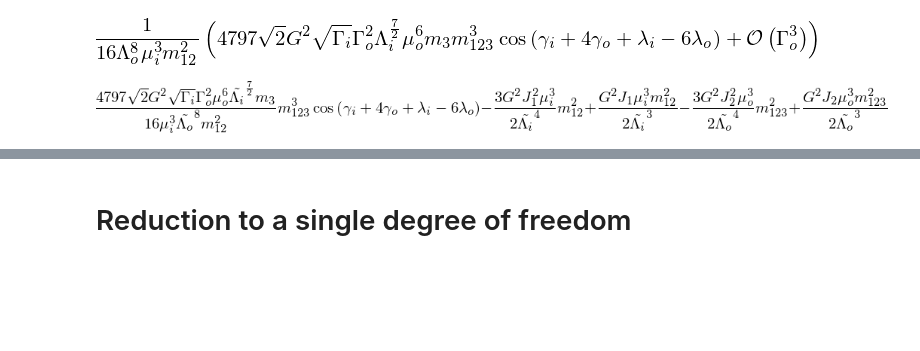
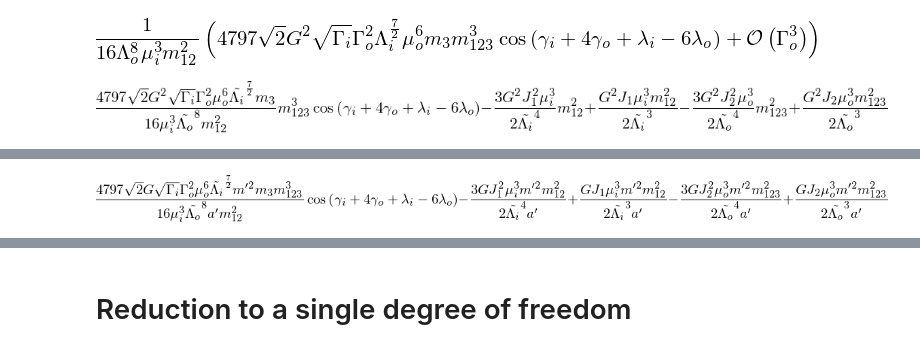
Before and after one commit to fbartolic/master_thesis, a Jupyter notebook: notebooks/resonant_hamiltonian.ipynb, the cells around one changed output, grey strips where cells are left out. Saved outputs shown, nothing was run; the diff lists cells and outputs as text; code cells hidden in the pictures; blank space fills up the shorter version.

```diff
--- a/notebooks/resonant_hamiltonian.ipynb
+++ b/notebooks/resonant_hamiltonian.ipynb
@@ -240,0 +228,18 @@ simplify(H)
+# %%
+m, a = symbols("m' a'", positive=True)
+H = H.subs({
+    J1: m*sqrt(G*a*m)*J1,
+    J2: m*sqrt(G*a*m)*J2,
+    Gamma_i: m*sqrt(G*a*m)*Gamma_i,
+    Gamma_o: m*sqrt(G*a*m)*Gamma_o,
+    LLambda_i: m*sqrt(G*a*m)*LLambda_i,
+    LLambda_o: m*sqrt(G*a*m)*LLambda_o,
+    mu_i: m*mu_i,
+    mu_o: m*mu_o,
+    m12: m*m12,
+    m123: m*m123,
+    m3: m*m3
+})
+H
+# %% [output]
+[figure, added]
```
Also changed, not shown: parts of 18 cells of this notebook.
